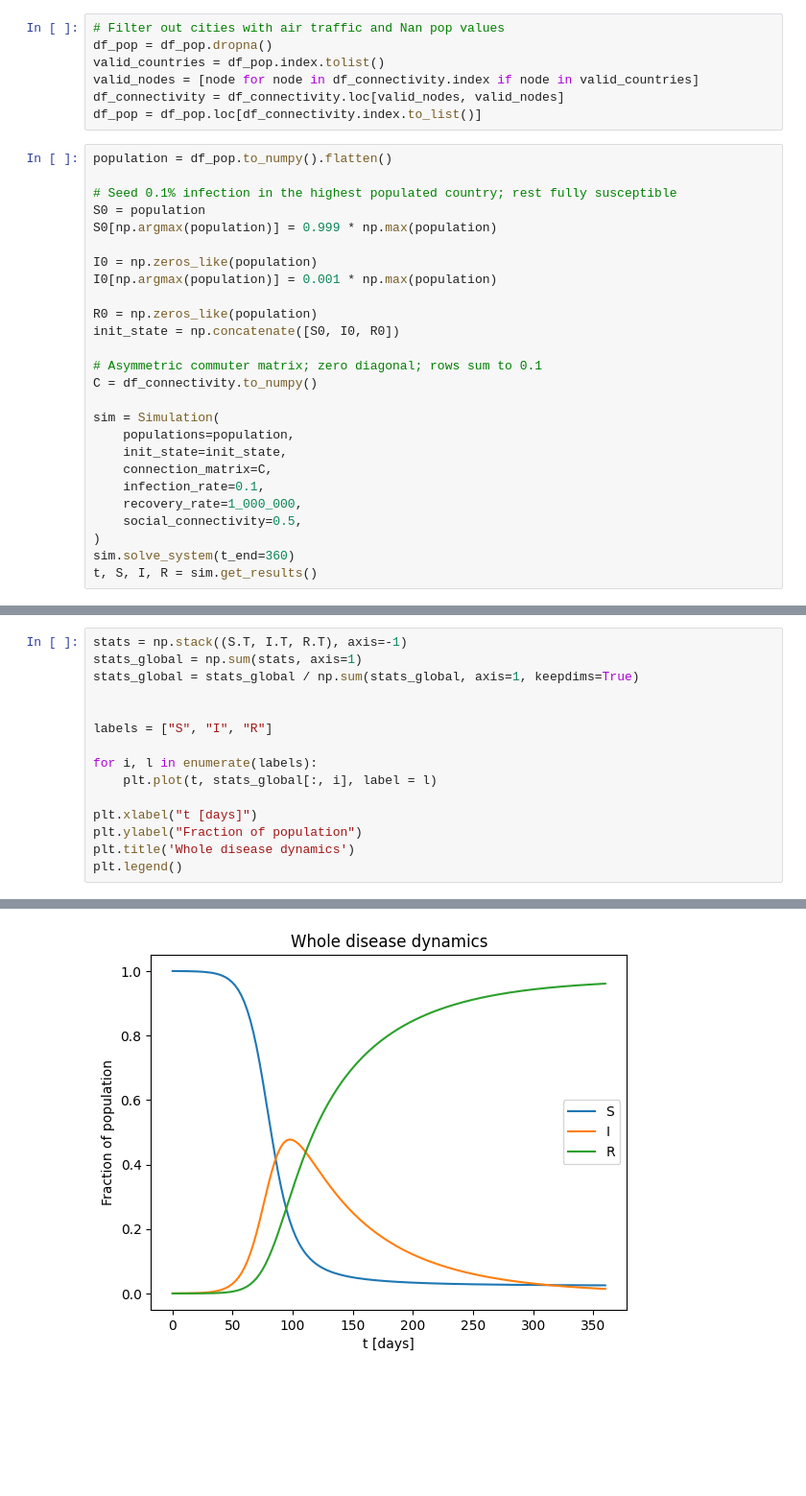
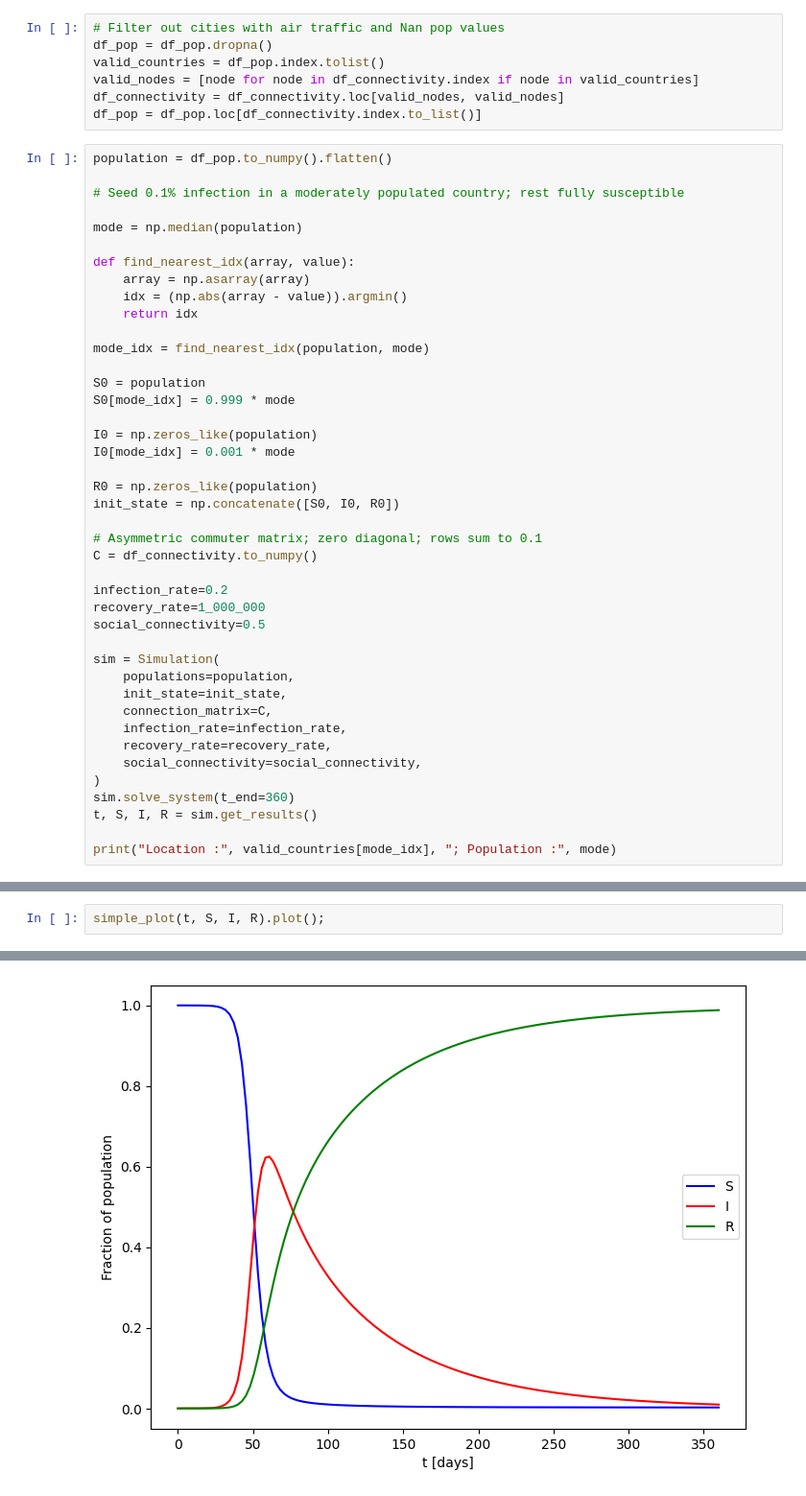
Before and after one commit to sebmarci/sirnetwork, a Jupyter notebook: results.ipynb, the cells around one changed output, grey strips where cells are left out. Shown at 96% size. Drawn from its saved outputs; the diff is of its cells as text; blank space fills up the shorter version.

```diff
--- a/results.ipynb
+++ b/results.ipynb
@@ -35,12 +36,22 @@ df_pop = df_pop.loc[df_connectivity.index.to_list()]
 # %%
 population = df_pop.to_numpy().flatten()
 
-# Seed 0.1% infection in the highest populated country; rest fully susceptible
+# Seed 0.1% infection in a moderately populated country; rest fully susceptible
+
+mode = np.median(population)
+
+def find_nearest_idx(array, value):
+    array = np.asarray(array)
+    idx = (np.abs(array - value)).argmin()
+    return idx
+
+mode_idx = find_nearest_idx(population, mode)
+
 S0 = population
-S0[np.argmax(population)] = 0.999 * np.max(population)
+S0[mode_idx] = 0.999 * mode
 
 I0 = np.zeros_like(population)
-I0[np.argmax(population)] = 0.001 * np.max(population)
+I0[mode_idx] = 0.001 * mode
 
 R0 = np.zeros_like(population)
 init_state = np.concatenate([S0, I0, R0])
@@ -48,13 +59,19 @@ init_state = np.concatenate([S0, I0, R0])
 # Asymmetric commuter matrix; zero diagonal; rows sum to 0.1
 C = df_connectivity.to_numpy()
 
+infection_rate=0.2
+recovery_rate=1_000_000
+social_connectivity=0.5
+
 sim = Simulation(
     populations=population,
     init_state=init_state,
     connection_matrix=C,
-    infection_rate=0.1,
-    recovery_rate=1_000_000,
-    social_connectivity=0.5,
+    infection_rate=infection_rate,
+    recovery_rate=recovery_rate,
+    social_connectivity=social_connectivity,
 )
 sim.solve_system(t_end=360)
 t, S, I, R = sim.get_results()
+
+print("Location :", valid_countries[mode_idx], "; Population :", mode)
@@ -61,16 +80,3 @@ t, S, I, R = sim.get_results()
 # %%
-stats = np.stack((S.T, I.T, R.T), axis=-1)
-stats_global = np.sum(stats, axis=1)
-stats_global = stats_global / np.sum(stats_global, axis=1, keepdims=True)
-
-
-labels = ["S", "I", "R"]
-
-for i, l in enumerate(labels):
-    plt.plot(t, stats_global[:, i], label = l)
-
-plt.xlabel("t [days]")
-plt.ylabel("Fraction of population")
-plt.title('Whole disease dynamics')
-plt.legend()
+simple_plot(t, S, I, R).plot();
 # %% [output]
@@ -78 +83 @@ plt.legend()
-[figure, old version]
+[figure, new version]
```
Also changed, not shown: parts of 11 cells of this notebook, 3 other files.
